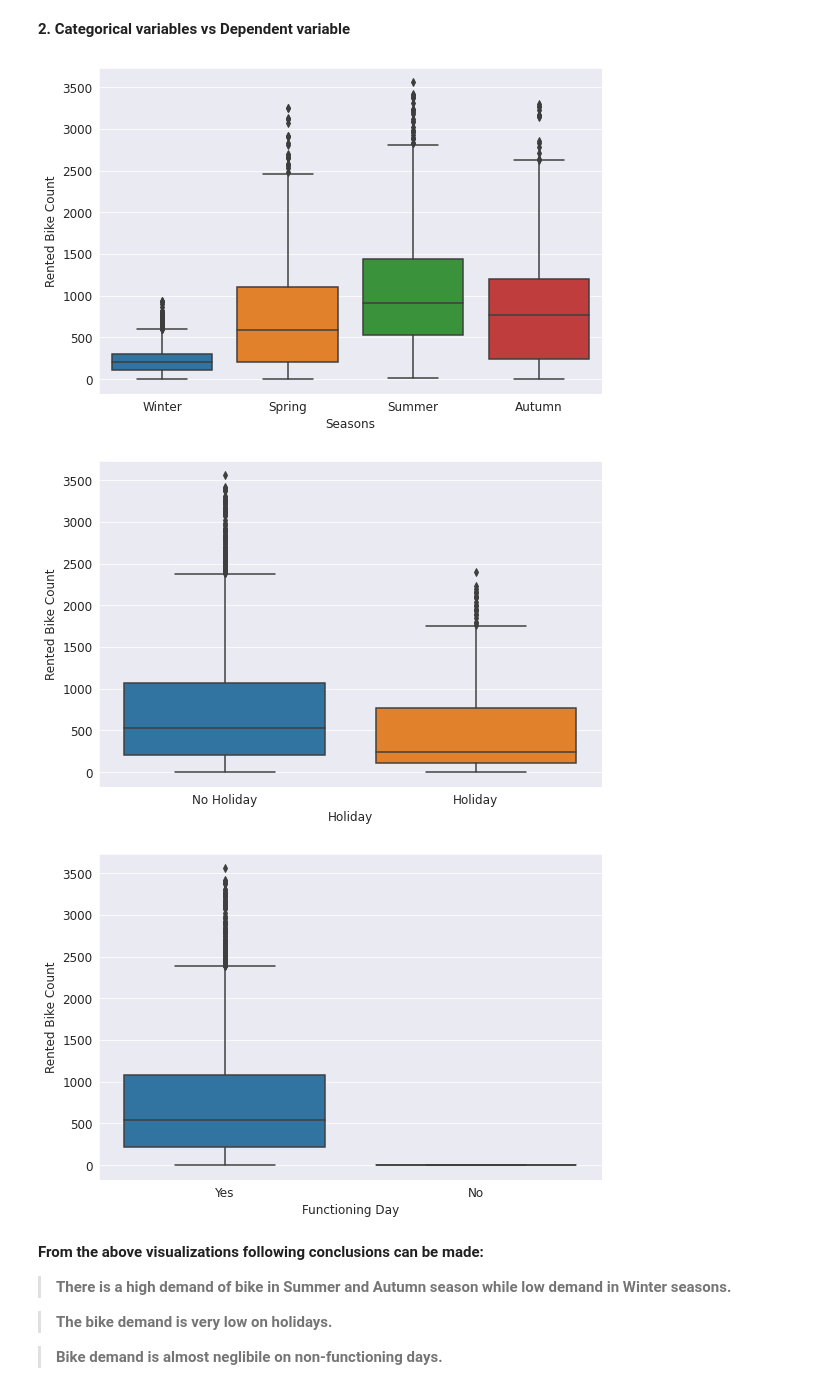
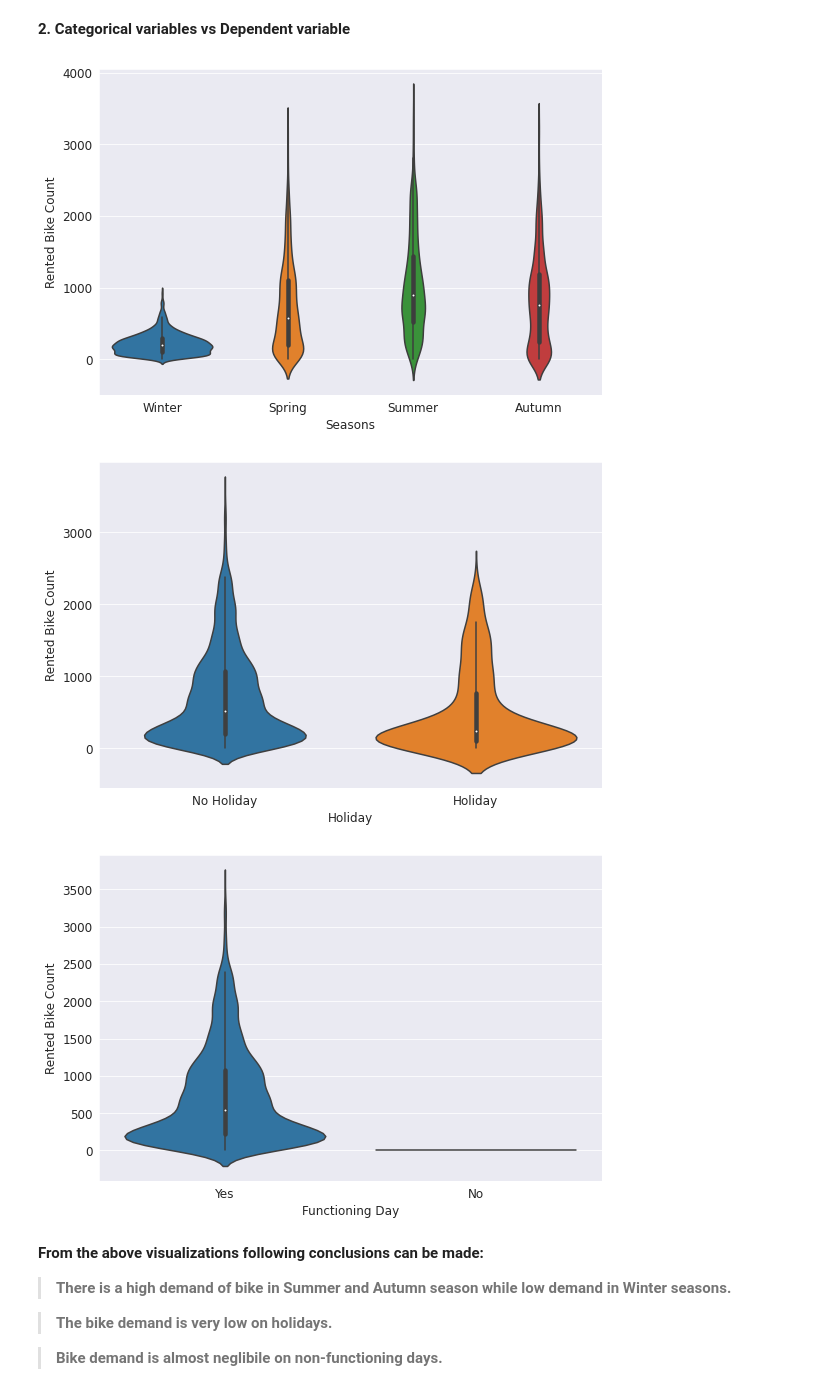
Before and after one commit to RupeshSharma14/Bike-Sharing-Demand-Prediction, a Jupyter notebook: Bike_Sharing_Demand_Prediction_Capstone_Project.ipynb, the cells around one changed output. Cells and saved outputs as stored; diff of their text form; code cells hidden in the pictures.

```diff
--- a/Bike_Sharing_Demand_Prediction_Capstone_Project.ipynb
+++ b/Bike_Sharing_Demand_Prediction_Capstone_Project.ipynb
@@ -187,7 +187,7 @@ for col in numeric_features[1:]:
   fig = plt.figure(figsize = (9, 6))
   ax = fig.gca()
   feature = bike_df[col]
-  sns.histplot(feature, ax = ax, color = "grey")
+  sns.histplot(feature, ax = ax, bins = 50)
   ax.axvline(feature.mean(), color='magenta', linestyle='dashed', linewidth=2)
   ax.axvline(feature.median(), color='cyan', linestyle='dashed', linewidth=2)
   ax.set_title(col + "  - skewness: " + str(round(feature.skew(), 2)))
@@ -257,7 +257,10 @@ for col in numeric_features[1:]:
   feature = bike_df[col]
   label = bike_df["Rented Bike Count"]
   correlation = feature.corr(label)
-  sns.regplot(x = feature, y = label, line_kws={"color": "red"}, scatter_kws={'alpha':0.3})
+  sns.scatterplot(x = feature, y = label)
+  z = np.polyfit(feature, label, 1)
+  y_hat = np.poly1d(z)(feature)
+  plt.plot(feature, y_hat, "r--", lw=1)
   ax.set_title("Rented Bike Count vs " + col)
 
 plt.show()
@@ -281,18 +284,18 @@ plt.show()
 # %%
 # Check for relation between rented bike count and categorical columns
 
 for col in categorical_features:
   fig = plt.figure(figsize = (9, 6))
   ax = fig.gca()
   feature = bike_df[col]
   label = bike_df["Rented Bike Count"]
-  sns.boxplot(x = feature, y = label)
+  sns.violinplot(x = feature, y = label)
 
 plt.show()
 # %% [output]
-[figure, old version]
+[figure, new version]
-[figure, old version]
+[figure, new version]
-[figure, old version]
+[figure, new version]
 # %% [markdown]
 **From the above visualizations following conclusions can be made:**
 
```
Also changed, not shown: parts of 57 cells of this notebook.
